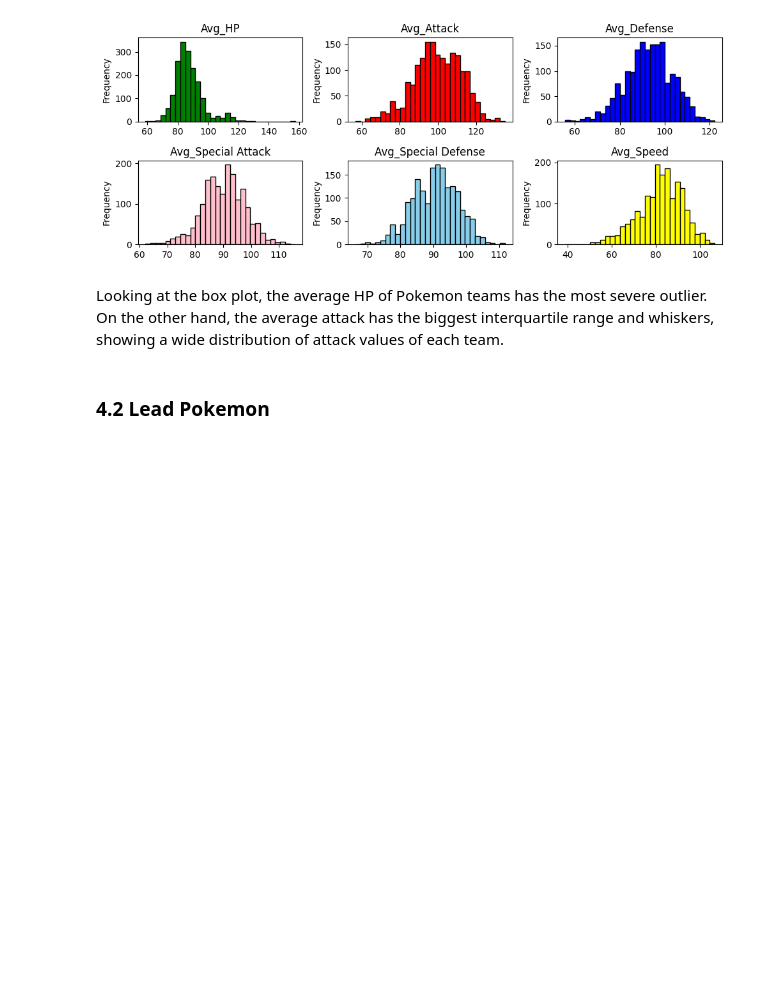
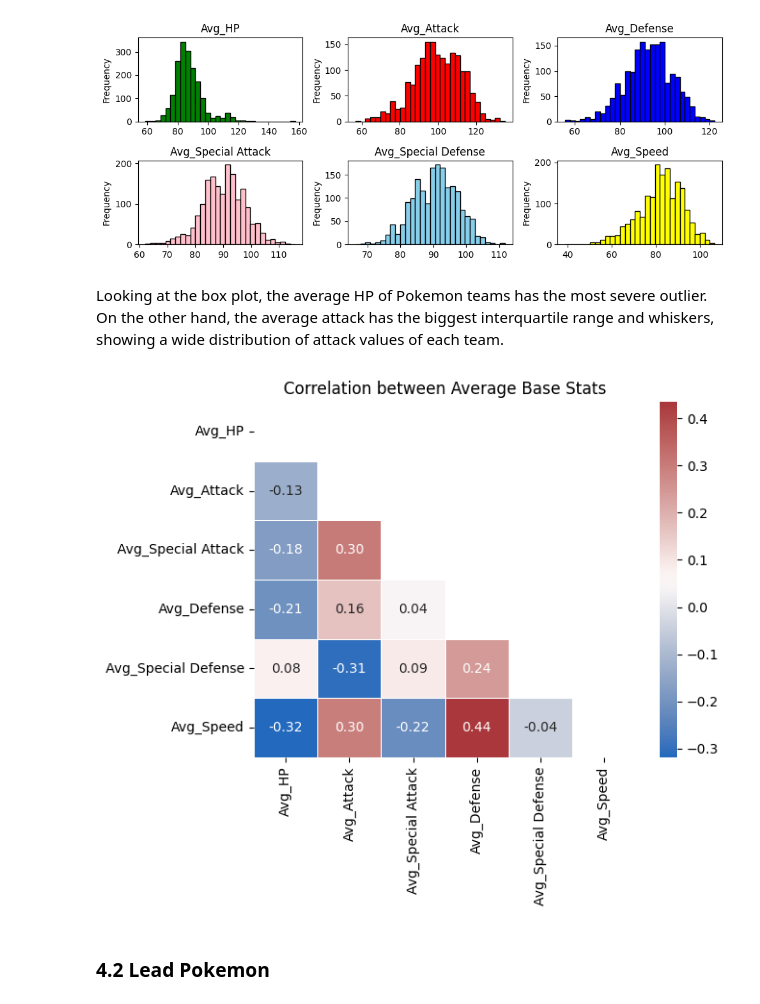
Before and after one commit to jrgo7/csmodel-mco, a Jupyter notebook: phase-1.ipynb, the cells around one changed output. Saved outputs shown, nothing was run; the diff lists cells and outputs as text; code cells hidden in the pictures; blank space fills up the shorter version.

Commit message:
chore(phase-1): Re-added the correlation plot

```diff
--- a/phase-1.ipynb
+++ b/phase-1.ipynb
@@ -366,6 +366,30 @@ plt.show()
 [figure]
 # %% [markdown]
 Looking at the box plot, the average HP of Pokemon teams has the most severe outlier. On the other hand, the average attack has the biggest interquartile range and whiskers, showing a wide distribution of attack values of each team.
+# %%
+team_stats_df = showdown_df[
+    [
+        "Avg_HP",
+        "Avg_Attack",
+        "Avg_Special Attack",
+        "Avg_Defense",
+        "Avg_Special Defense",
+        "Avg_Speed",
+    ]
+]
+team_stats_correlation = team_stats_df.corr()
+ax = sns.heatmap(
+    team_stats_correlation,
+    mask=np.triu(team_stats_correlation),
+    annot=True,
+    fmt = ".2f",
+    linewidth=0.5,
+    cmap="vlag"
+)
+plt.title("Correlation between Average Base Stats")
+plt.show()
+# %% [output]
+[figure, added]
 # %% [markdown]
 ### 4.2 Lead Pokemon
 # %% [markdown]
```
